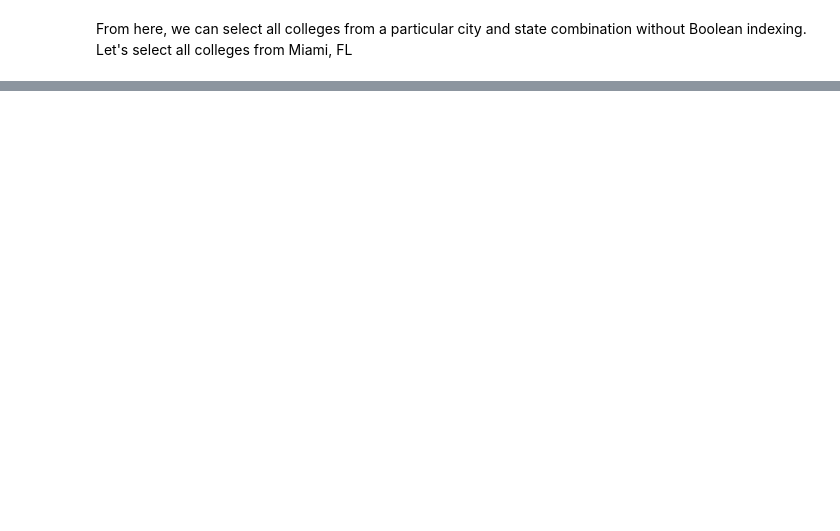
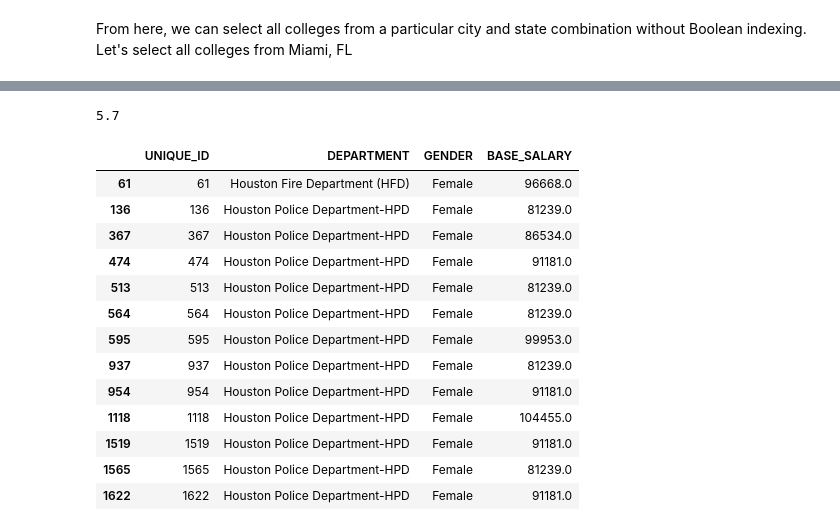
Before and after one commit to dajebbar/python-pract, a Jupyter notebook: work/data_analysis/pandas_cookbook_1.x/ch07/c7_code.ipynb, the cells around one changed output, grey strips where cells are left out. Saved outputs shown, nothing was run; the diff lists cells and outputs as text; code cells hidden in the pictures; blank space fills up the shorter version.

```diff
--- a/work/data_analysis/pandas_cookbook_1.x/ch07/c7_code.ipynb
+++ b/work/data_analysis/pandas_cookbook_1.x/ch07/c7_code.ipynb
@@ -496,0 +590,32 @@ college.loc['Miami, FL'].head()
+# %%
+employee.BASE_SALARY.isna().mean() * 100.
+# %% [output]
+5.7
+# %%
+depts = ["Houston Police Department-HPD", "Houston Fire Department (HFD)",]
+
+mask = (
+    (employee.DEPARTMENT.isin(depts)) &
+    (employee.GENDER == 'Female') &
+    (employee.BASE_SALARY >= 80000) &
+    (employee.BASE_SALARY <= 120000)
+)
+# %%
+select_columns = ["UNIQUE_ID", "DEPARTMENT", "GENDER", "BASE_SALARY",]
+
+employee.loc[mask, select_columns]
+# %% [output]
+|  | UNIQUE_ID | DEPARTMENT | GENDER | BASE_SALARY |
+| 61 | 61 | Houston Fire Department (HFD) | Female | 96668.0 |
+| 136 | 136 | Houston Police Department-HPD | Female | 81239.0 |
+| 367 | 367 | Houston Police Department-HPD | Female | 86534.0 |
+| 474 | 474 | Houston Police Department-HPD | Female | 91181.0 |
+| 513 | 513 | Houston Police Department-HPD | Female | 81239.0 |
+| 564 | 564 | Houston Police Department-HPD | Female | 81239.0 |
+| 595 | 595 | Houston Police Department-HPD | Female | 99953.0 |
+| 937 | 937 | Houston Police Department-HPD | Female | 81239.0 |
+| 954 | 954 | Houston Police Department-HPD | Female | 91181.0 |
+| 1118 | 1118 | Houston Police Department-HPD | Female | 104455.0 |
+| 1519 | 1519 | Houston Police Department-HPD | Female | 91181.0 |
+| 1565 | 1565 | Houston Police Department-HPD | Female | 81239.0 |
+| 1622 | 1622 | Houston Police Department-HPD | Female | 91181.0 |
```
Also changed, not shown: parts of 10 cells of this notebook.
